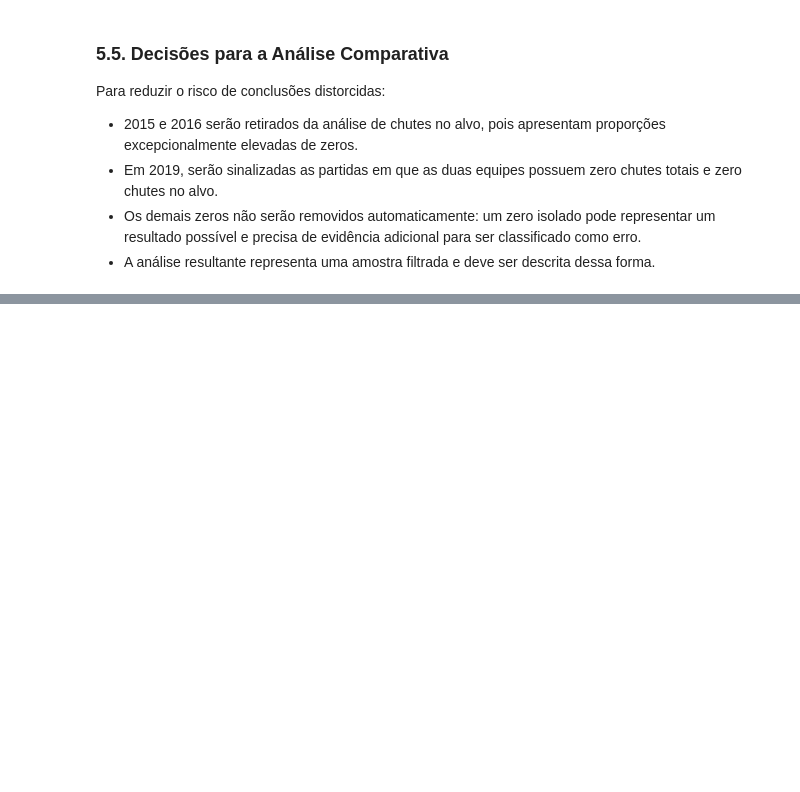
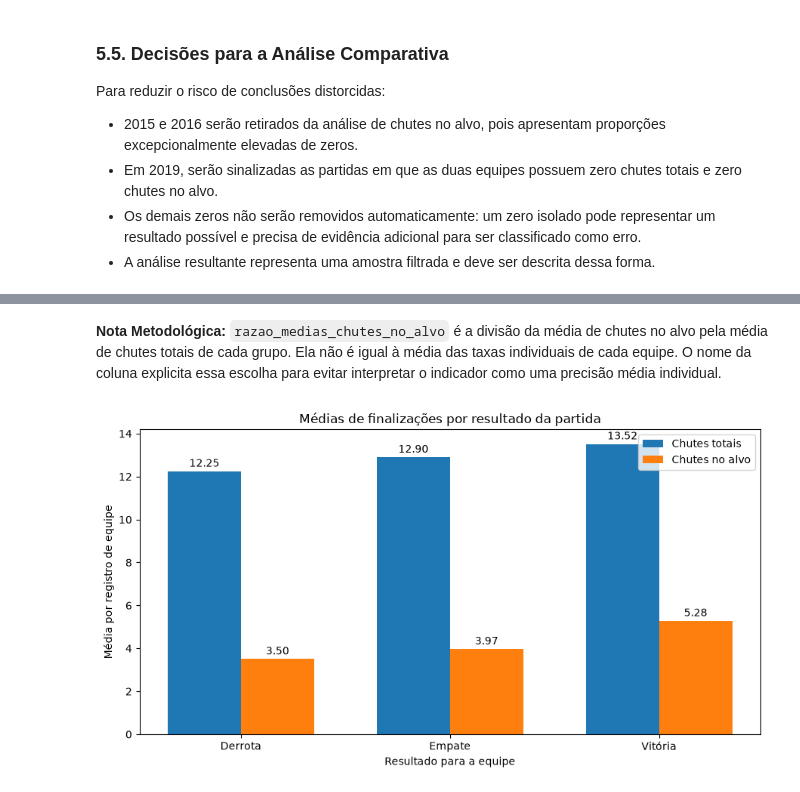
Before and after one commit to LuizFernand018/brasileirao-analytics, a Jupyter notebook: notebooks/01_exploracao_inicial.ipynb, the cells around one changed output, grey strips where cells are left out. Cells and saved outputs as stored; diff of their text form; code cells hidden in the pictures; blank space fills up the shorter version.

Commit message:
feat: refinamento da análise de finalizações por resultado da partida

```diff
--- a/notebooks/01_exploracao_inicial.ipynb
+++ b/notebooks/01_exploracao_inicial.ipynb
@@ -1237,0 +1345,15 @@ Para reduzir o risco de conclusões distorcidas:
+# %%
+media_resultados = df_analise.groupby("resultado").agg(
+    media_chutes=("chutes", "mean"),
+    media_chutes_no_alvo=("chutes_no_alvo", "mean")
+)
+
+ordem_resultados = ["Derrota", "Empate", "Vitória"]
+media_resultados = media_resultados.reindex(ordem_resultados)
+
+media_resultados["razao_medias_chutes_no_alvo"] = (
+    media_resultados["media_chutes_no_alvo"]
+    / media_resultados["media_chutes"]
+) * 100
+
+media_resultados.round(2)
@@ -1237,0 +1366,37 @@ Para reduzir o risco de conclusões distorcidas:
+# %% [markdown]
+**Nota Metodológica:** `razao_medias_chutes_no_alvo` é a divisão da média de chutes no alvo pela média de chutes totais de cada grupo. Ela não é igual à média das taxas individuais de cada equipe. O nome da coluna explicita essa escolha para evitar interpretar o indicador como uma precisão média individual.
+# %%
+posicoes = np.arange(len(ordem_resultados))
+largura = 0.35
+
+valores_chutes = media_resultados["media_chutes"]
+valores_alvo = media_resultados["media_chutes_no_alvo"]
+
+plt.figure(figsize=(9, 5))
+
+barras1 = plt.bar(
+    posicoes - largura / 2,
+    valores_chutes,
+    largura,
+    label="Chutes totais"
+)
+
+barras2 = plt.bar(
+    posicoes + largura / 2,
+    valores_alvo,
+    largura,
+    label="Chutes no alvo"
+)
+
+plt.bar_label(barras1, fmt="%.2f", padding=2)
+plt.bar_label(barras2, fmt="%.2f", padding=2)
+
+plt.xticks(posicoes, ordem_resultados)
+plt.xlabel("Resultado para a equipe")
+plt.ylabel("Média por registro de equipe")
+plt.title("Médias de finalizações por resultado da partida")
+plt.legend()
+plt.tight_layout()
+plt.show()
+# %% [output]
+[figure, added]
```
Also changed, not shown: parts of 12 cells of this notebook.
